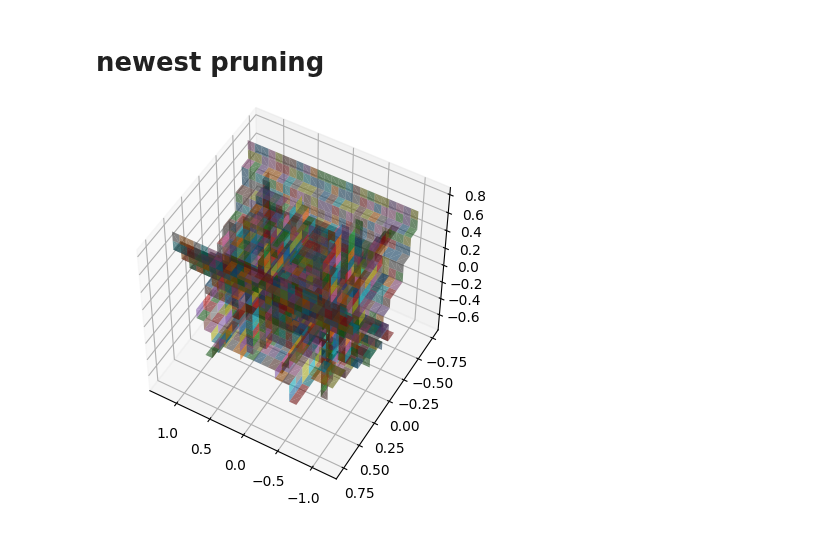
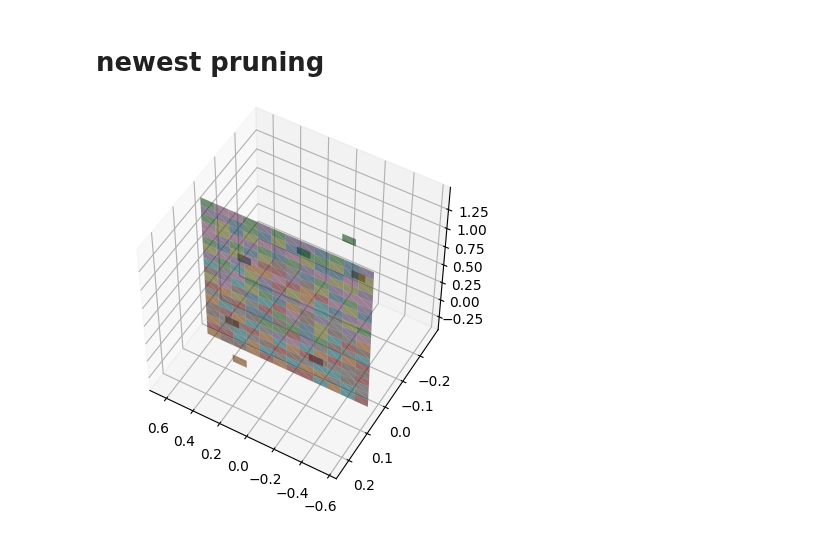
Before and after one commit to medial-ax/medial-ax, a Jupyter notebook: makethings.ipynb, the cells around one changed output. Saved outputs shown, nothing was run; the diff lists cells and outputs as text; code cells hidden in the pictures.

```diff
--- a/makethings.ipynb
+++ b/makethings.ipynb
@@ -63,7 +63,7 @@ def export_obj(ex: ex.Example, complex: cplx.complex, faces: List[np.ndarray]):
 # %% [markdown]
 # thing go bbrrr
 # %%
-example = ex.shoebox_3
+example = ex.squish_cyl
 
 
 ###################
@@ -133,28 +133,30 @@ export_obj(example, our_complex, faces)
 # %%
 import math
 med_ax_dim = 1
-euc_prune_param = 3.9
-persistence_prune = True
-pers_euc = 1*euc_prune_param
+euc_prune_param = 8
+conditional_pers_prune = True
+always_pers_prune = True
+persistence = 1*euc_prune_param
 pers_prune_eps = .01 # default 0.01
 ##############################
 # for eps in [5, 9.98 * 1 / math.sqrt(2), 10 / math.sqrt(2)]:
 ffaces = []
 for (s1, s2, a, b) in swaps:
   if vin.prune_euclidean(our_complex, s1, s2, a.point, b.point, euc_prune_param):
     continue
   # smarter prune?
-  if s1.dim() == med_ax_dim and persistence_prune and vin.prune_euclidean(our_complex, s1, s2, a.point, b.point, pers_euc):
-      per_1 = vin.compute_persistence(s1, a.ordering, a.R)
-      per_2 = vin.compute_persistence(s2, b.ordering, b.R)
-      if per_1 < pers_prune_eps or per_2 < pers_prune_eps:
-        continue
+  if s1.dim() == med_ax_dim and conditional_pers_prune:
+      if vin.prune_euclidean(our_complex, s1, s2, a.point, b.point, pers_euc) or always_pers_prune:
+        per_1 = vin.compute_persistence(s1, a.ordering, a.R)
+        per_2 = vin.compute_persistence(s2, b.ordering, b.R)
+        if per_1 < persistence or per_2 < persistence:
+          continue
   if s1.dim() == med_ax_dim:
     c1 = gridd.cell_of(a.point)
     c2 = gridd.cell_of(b.point)
     ffaces.append(gridd.dual_face(c1, c2))
 fig, ax = ourplot.plot_vineyard_results(our_complex, gridd, ffaces, CameraOpt(azim=120, elev=50), skip_grid=True, skip_cube=True)
 fig.show()
 export_obj(example, our_complex, ffaces)
 # %% [output]
-[figure, old version]
+[figure, new version]
```
Also changed, not shown: parts of 1 cell of this notebook, 2 other files.
